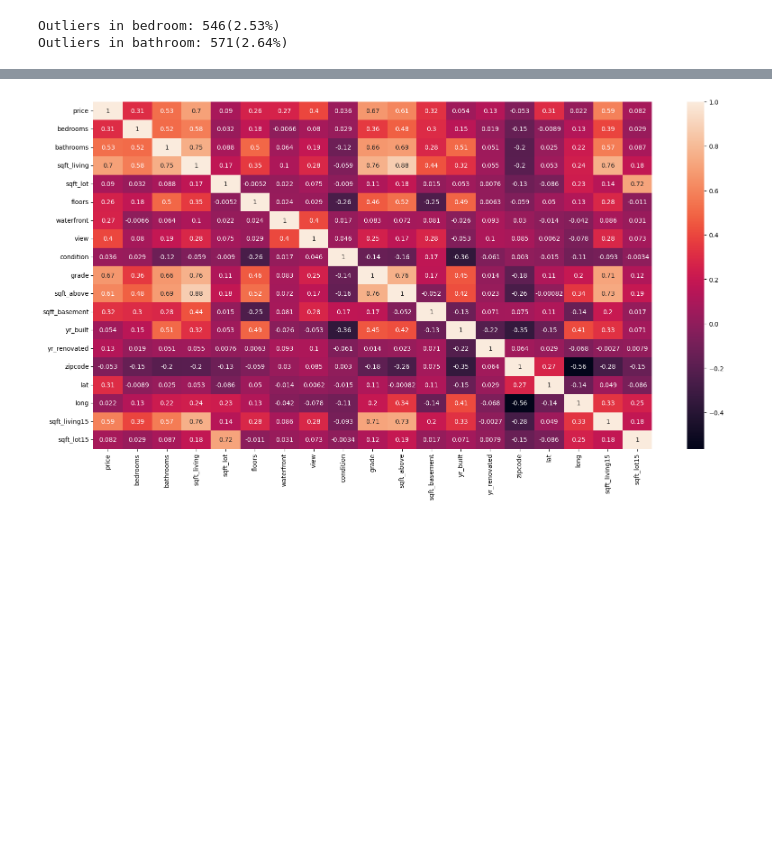
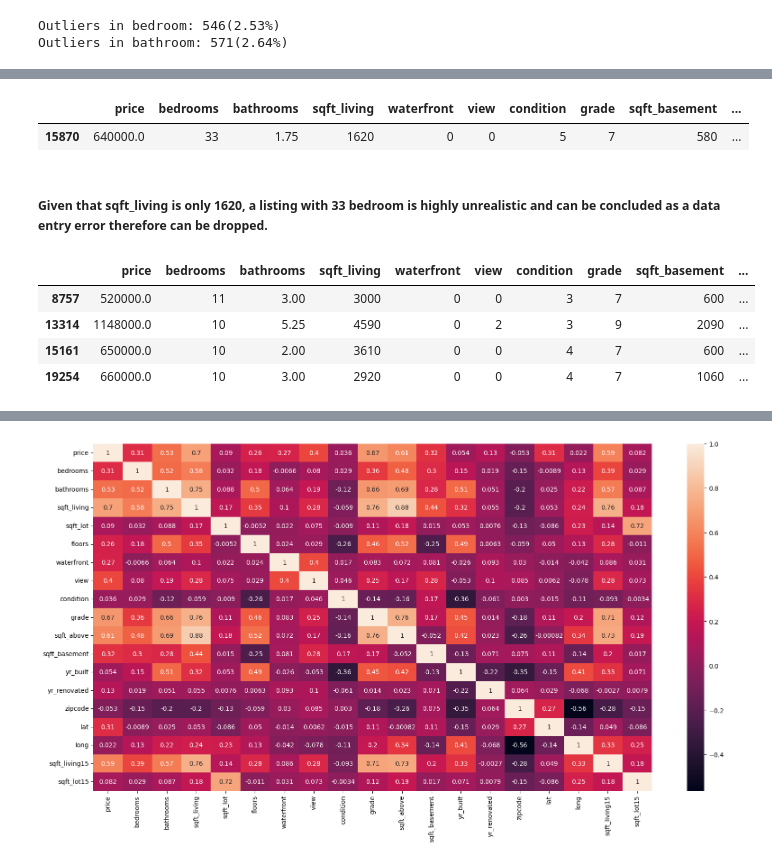
Before and after one commit to atharvadhumal03/HousingPrice-Prediction-MultipleRegression-Analysis, a Jupyter notebook: HousingPricePrediction_MLR.ipynb, the cells around one changed output, grey strips where cells are left out. Saved outputs shown, nothing was run; the diff lists cells and outputs as text; code cells hidden in the pictures; blank space fills up the shorter version.

```diff
--- a/HousingPricePrediction_MLR.ipynb
+++ b/HousingPricePrediction_MLR.ipynb
@@ -499,0 +518,15 @@ Outliers in bathroom: 571(2.64%)
+# %%
+df[df['bedrooms'] == 33]
+# %% [output]
+|  | price | bedrooms | bathrooms | sqft_living | waterfront | view | condition | grade | sqft_basement | ... |
+| 15870 | 640000.0 | 33 | 1.75 | 1620 | 0 | 0 | 5 | 7 | 580 | ... |
+# %% [markdown]
+##### Given that sqft_living is only 1620, a listing with 33 bedroom is highly unrealistic and can be concluded as a data entry error therefore can be dropped.
+# %%
+df[(df['bedrooms'] == 10) | (df['bedrooms'] == 11)]
+# %% [output]
+|  | price | bedrooms | bathrooms | sqft_living | waterfront | view | condition | grade | sqft_basement | ... |
+| 8757 | 520000.0 | 11 | 3.00 | 3000 | 0 | 0 | 3 | 7 | 600 | ... |
+| 13314 | 1148000.0 | 10 | 5.25 | 4590 | 0 | 2 | 3 | 9 | 2090 | ... |
+| 15161 | 650000.0 | 10 | 2.00 | 3610 | 0 | 0 | 4 | 7 | 600 | ... |
+| 19254 | 660000.0 | 10 | 3.00 | 2920 | 0 | 0 | 4 | 7 | 1060 | ... |
```
Also changed, not shown: parts of 10 cells of this notebook.
